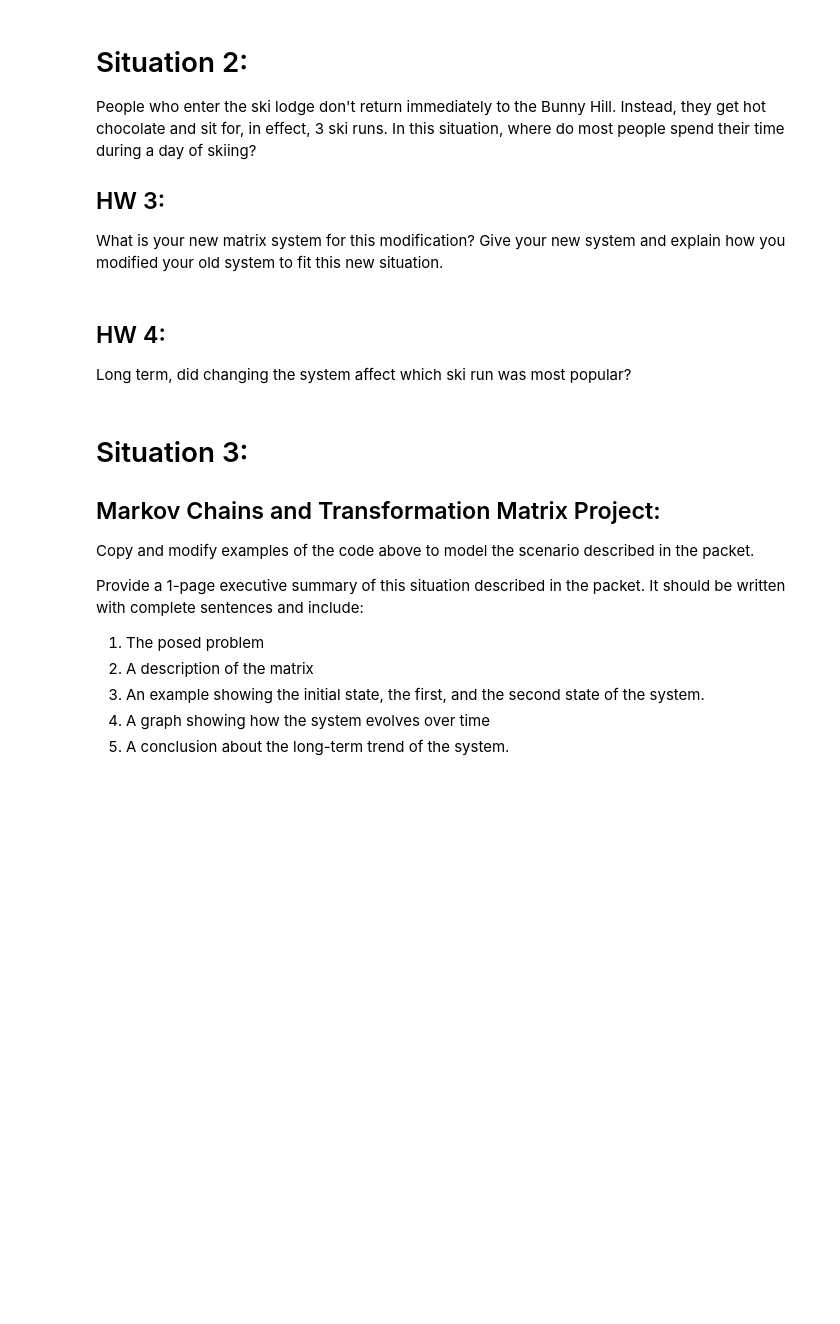
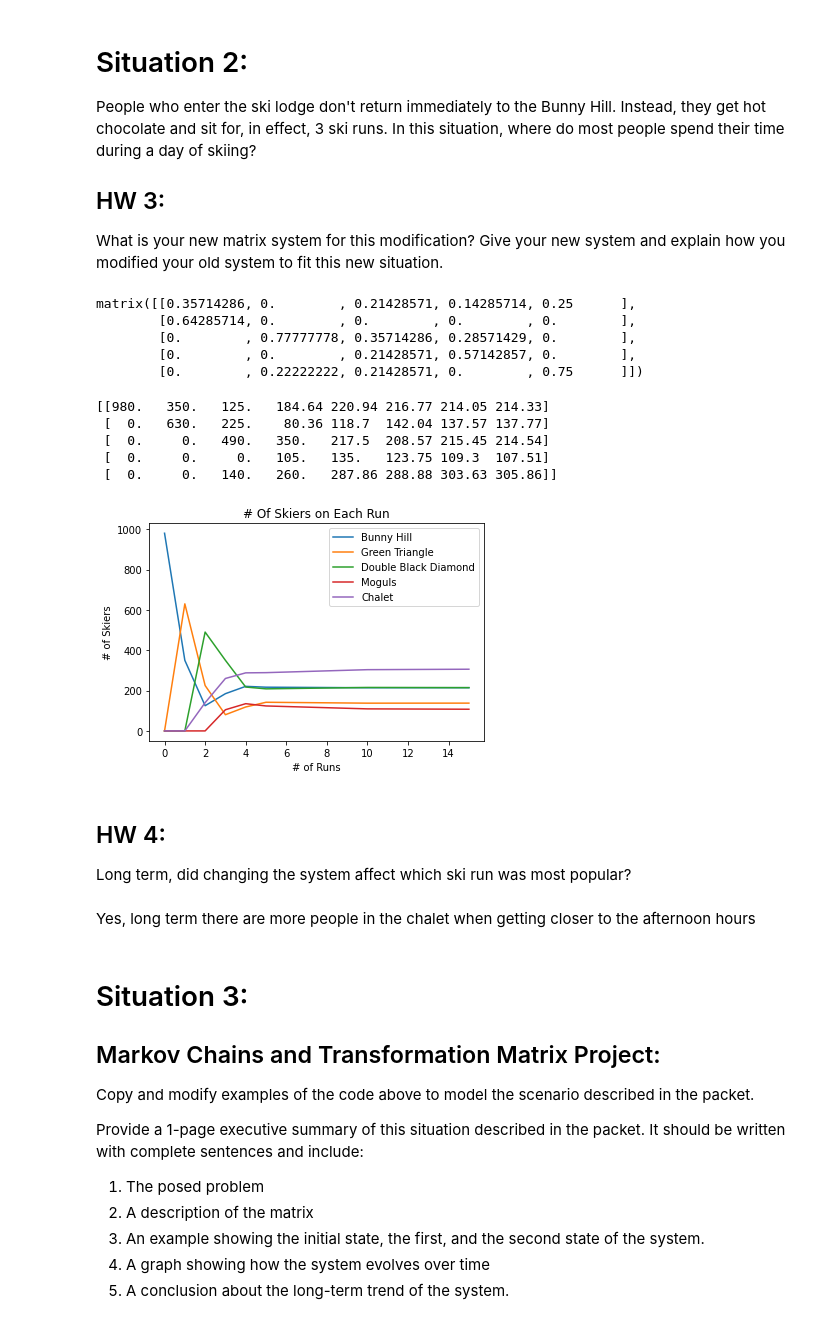
Before and after one commit to brycebanton/Linear_Algebra_Projects, a Jupyter notebook: SkiHill_TransitionMatrices.ipynb, the cells around one changed output. Cells and saved outputs as stored; diff of their text form; code cells hidden in the pictures; blank space fills up the shorter version.

```diff
--- a/SkiHill_TransitionMatrices.ipynb
+++ b/SkiHill_TransitionMatrices.ipynb
@@ -92,10 +166,58 @@ People who enter the ski lodge don't return immediately to the Bunny Hill. Inste
 ## HW 3:
 
 What is your new matrix system for this modification?  Give your new system and explain how you modified your old system to fit this new situation.
+# %%
+MMM = np.matrix([[50/140, 0, 30/140, 20/140,1/4],
+               [90/140, 0, 0, 0,0],
+               [0, 70/90, 50/140, 40/140,0],
+               [0, 0, 30/140, 80/140,0],
+               [0,20/90,30/140,0,3/4]])
+MMM
+# %% [output]
+matrix([[0.35714286, 0.        , 0.21428571, 0.14285714, 0.25      ],
+        [0.64285714, 0.        , 0.        , 0.        , 0.        ],
+        [0.        , 0.77777778, 0.35714286, 0.28571429, 0.        ],
+        [0.        , 0.        , 0.21428571, 0.57142857, 0.        ],
+        [0.        , 0.22222222, 0.21428571, 0.        , 0.75      ]])
+# %%
+#  The initial state of the system:
+x0 = np.matrix([[980], [0], [0], [0],[0]])
+
+#Make a matrix, where each column is the result
+#of applying the matrix multiple times to the initial state x0:
+
+X = np.c_[x0, MMM*x0, MMM**2 * x0, MMM**3 * x0, MMM**4 * x0, MMM**5 * x0, MMM**10 * x0, MMM**15 * x0]
+
+#print out the X matrix, rounding the entries to 2 decimal places
+print(X.round(2))
+# %% [output]
+[[980.   350.   125.   184.64 220.94 216.77 214.05 214.33]
+ [  0.   630.   225.    80.36 118.7  142.04 137.57 137.77]
+ [  0.     0.   490.   350.   217.5  208.57 215.45 214.54]
+ [  0.     0.     0.   105.   135.   123.75 109.3  107.51]
+ [  0.     0.   140.   260.   287.86 288.88 303.63 305.86]]
+# %%
+x  = [0, 1, 2, 3, 4, 5, 10, 15]
+plt.plot(x, np.array(X[0])[0], label="Bunny Hill")
+plt.plot(x, np.array(X[1])[0], label="Green Triangle")
+plt.plot(x, np.array(X[2])[0], label="Double Black Diamond")
+plt.plot(x, np.array(X[3])[0], label="Moguls")
+plt.plot(x, np.array(X[4])[0], label="Chalet")
+plt.plot()
+
+plt.xlabel("# of Runs")  # Update this label
+plt.ylabel("# of Skiers")  # Update this label
+plt.title("# Of Skiers on Each Run")  # Update the title
+plt.legend()
+plt.show()
+# %% [output]
+[figure, added]
 # %% [markdown]
 ## HW 4:
 
 Long term, did changing the system affect which ski run was most popular?
+# %% [markdown]
+Yes, long term there are more people in the chalet when getting closer to the afternoon hours
 # %% [markdown]
 # Situation 3:
 
```
Also changed, not shown: parts of 8 cells of this notebook.
